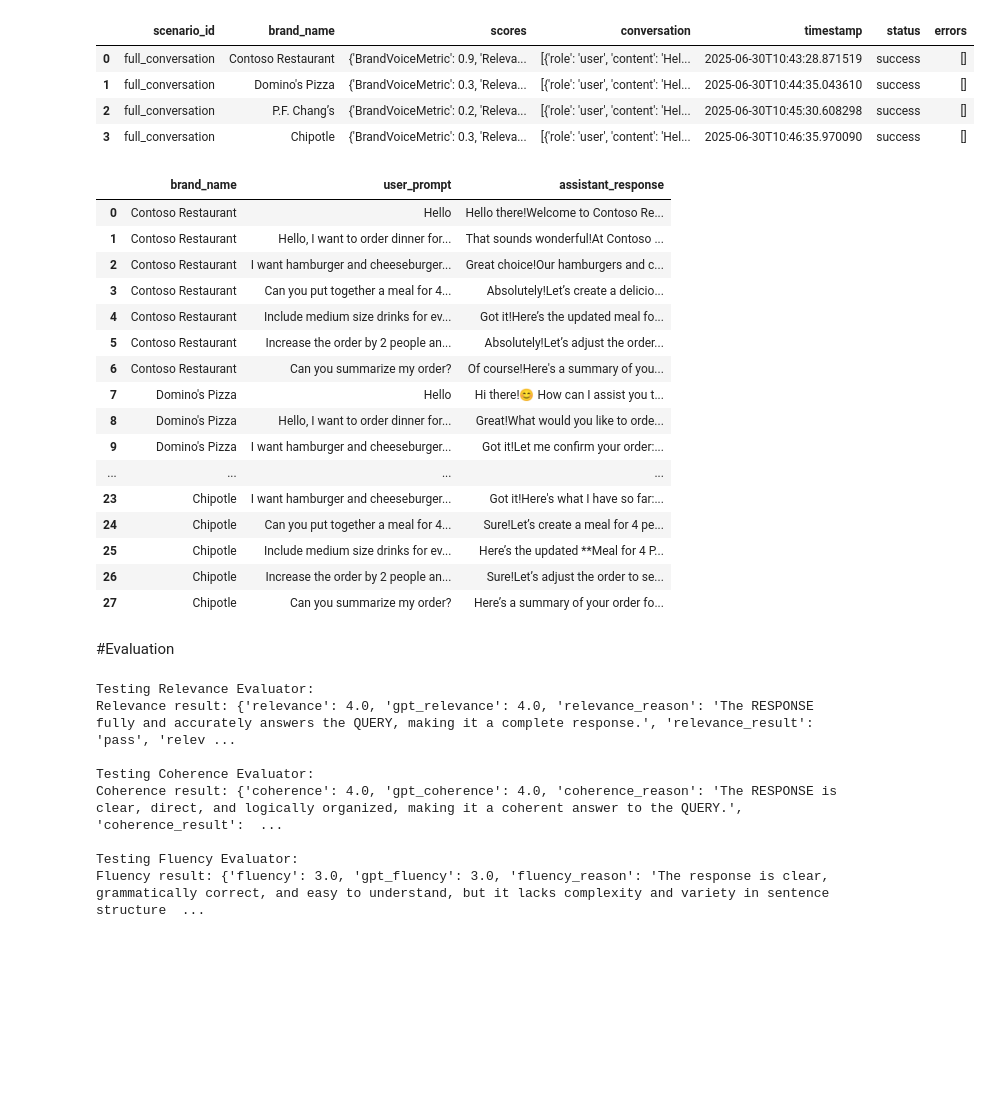
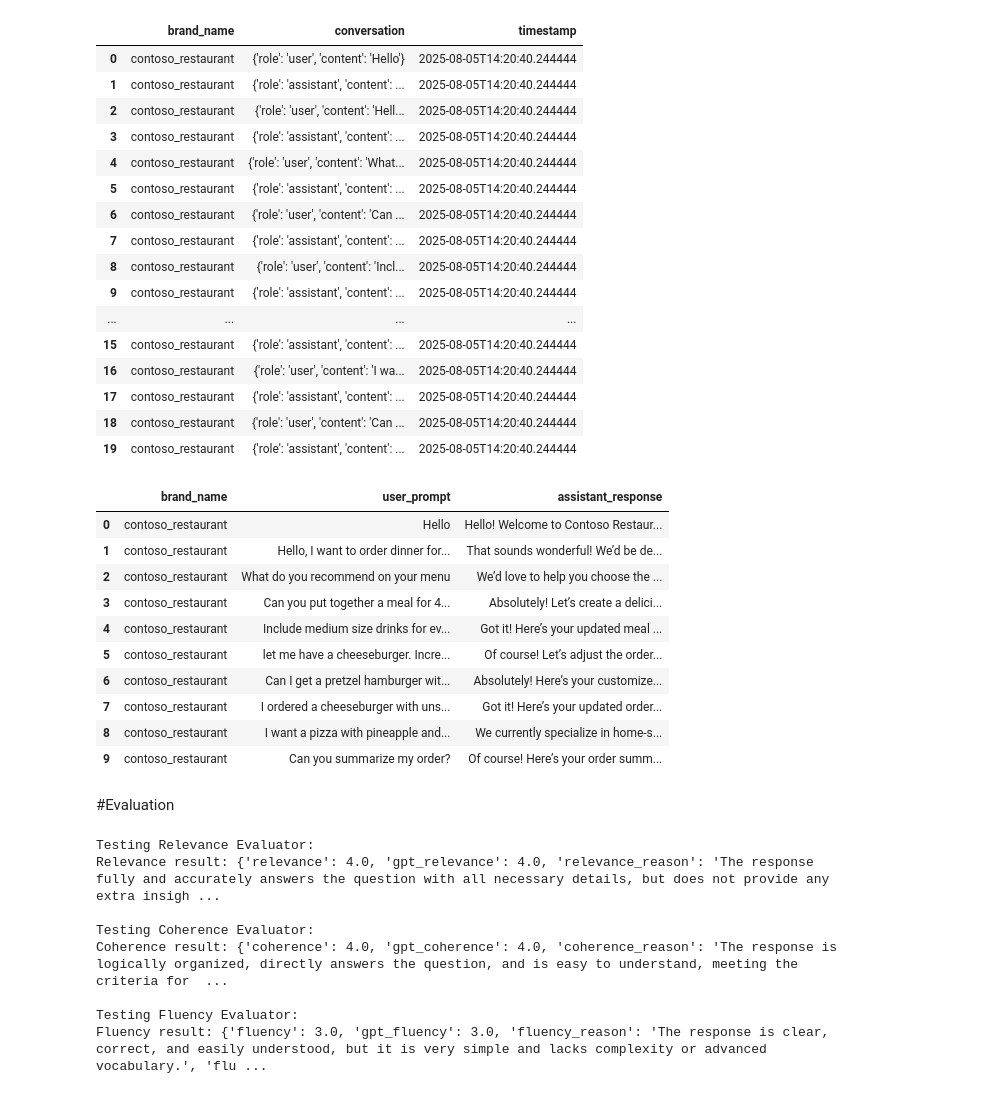
Before and after one commit to toluale/Ordering-ChatBot, a Jupyter notebook: evaluation_results/conversation_eval.ipynb, the cells around one changed output. Saved outputs shown, nothing was run; the diff lists cells and outputs as text; code cells hidden in the pictures; blank space fills up the shorter version.

Commit message:
Fixed the bug with conversation style

```diff
--- a/evaluation_results/conversation_eval.ipynb
+++ b/evaluation_results/conversation_eval.ipynb
@@ -1,17 +1,29 @@
 # %%
 import pandas as pd
 import json
 
-file_path = 'C:/Users/t-toluale/.vscode/Ordering_ChatBot/evaluation_results/evaluation_metrics.json'
+file_path = 'C:/Users/t-toluale/.vscode/Ordering_ChatBot/evaluation_results/contoso_restaurant_conversation_20250805_142040.json'
 with open(file_path, 'r') as f:
     evaluation_results = json.load(f)
 
 df = pd.DataFrame(evaluation_results)
 df
 # %% [output]
-|  | scenario_id | brand_name | scores | conversation | timestamp | status | errors |
-| 0 | full_conversation | Contoso Restaurant | {'BrandVoiceMetric': 0.9, 'Releva... | [{'role': 'user', 'content': 'Hel... | 2025-06-30T10:43:28.871519 | success | [] |
-| 1 | full_conversation | Domino's Pizza | {'BrandVoiceMetric': 0.3, 'Releva... | [{'role': 'user', 'content': 'Hel... | 2025-06-30T10:44:35.043610 | success | [] |
-| 2 | full_conversation | P.F. Chang’s | {'BrandVoiceMetric': 0.2, 'Releva... | [{'role': 'user', 'content': 'Hel... | 2025-06-30T10:45:30.608298 | success | [] |
-| 3 | full_conversation | Chipotle | {'BrandVoiceMetric': 0.3, 'Releva... | [{'role': 'user', 'content': 'Hel... | 2025-06-30T10:46:35.970090 | success | [] |
+|  | brand_name | conversation | timestamp |
+| 0 | contoso_restaurant | {'role': 'user', 'content': 'Hello'} | 2025-08-05T14:20:40.244444 |
+| 1 | contoso_restaurant | {'role': 'assistant', 'content': ... | 2025-08-05T14:20:40.244444 |
+| 2 | contoso_restaurant | {'role': 'user', 'content': 'Hell... | 2025-08-05T14:20:40.244444 |
+| 3 | contoso_restaurant | {'role': 'assistant', 'content': ... | 2025-08-05T14:20:40.244444 |
+| 4 | contoso_restaurant | {'role': 'user', 'content': 'What... | 2025-08-05T14:20:40.244444 |
+| 5 | contoso_restaurant | {'role': 'assistant', 'content': ... | 2025-08-05T14:20:40.244444 |
+| 6 | contoso_restaurant | {'role': 'user', 'content': 'Can ... | 2025-08-05T14:20:40.244444 |
+| 7 | contoso_restaurant | {'role': 'assistant', 'content': ... | 2025-08-05T14:20:40.244444 |
+| 8 | contoso_restaurant | {'role': 'user', 'content': 'Incl... | 2025-08-05T14:20:40.244444 |
+| 9 | contoso_restaurant | {'role': 'assistant', 'content': ... | 2025-08-05T14:20:40.244444 |
+| ... | ... | ... | ... |
+| 15 | contoso_restaurant | {'role': 'assistant', 'content': ... | 2025-08-05T14:20:40.244444 |
+| 16 | contoso_restaurant | {'role': 'user', 'content': 'I wa... | 2025-08-05T14:20:40.244444 |
+| 17 | contoso_restaurant | {'role': 'assistant', 'content': ... | 2025-08-05T14:20:40.244444 |
+| 18 | contoso_restaurant | {'role': 'user', 'content': 'Can ... | 2025-08-05T14:20:40.244444 |
+| 19 | contoso_restaurant | {'role': 'assistant', 'content': ... | 2025-08-05T14:20:40.244444 |
 # %%
@@ -32,25 +46,19 @@ for brand_data in evaluation_results:
 # %%
 conversations_df = pd.DataFrame(conversations)
-conversations_df.to_csv('C:/Users/t-toluale/.vscode/Ordering_ChatBot/evaluation_results/conversations.csv', index=False)
+conversations_df.to_csv('C:/Users/t-toluale/.vscode/Ordering_ChatBot/evaluation_results/conversations_4o.csv', index=False)
 conversations_df
 # %% [output]
 |  | brand_name | user_prompt | assistant_response |
-| 0 | Contoso Restaurant | Hello | Hello there!Welcome to Contoso Re... |
-| 1 | Contoso Restaurant | Hello, I want to order dinner for... | That sounds wonderful!At Contoso ... |
-| 2 | Contoso Restaurant | I want hamburger and cheeseburger... | Great choice!Our hamburgers and c... |
-| 3 | Contoso Restaurant | Can you put together a meal for 4... | Absolutely!Let’s create a delicio... |
-| 4 | Contoso Restaurant | Include medium size drinks for ev... | Got it!Here’s the updated meal fo... |
-| 5 | Contoso Restaurant | Increase the order by 2 people an... | Absolutely!Let’s adjust the order... |
-| 6 | Contoso Restaurant | Can you summarize my order? | Of course!Here's a summary of you... |
-| 7 | Domino's Pizza | Hello | Hi there!😊 How can I assist you t... |
-| 8 | Domino's Pizza | Hello, I want to order dinner for... | Great!What would you like to orde... |
-| 9 | Domino's Pizza | I want hamburger and cheeseburger... | Got it!Let me confirm your order:... |
-| ... | ... | ... | ... |
-| 23 | Chipotle | I want hamburger and cheeseburger... | Got it!Here's what I have so far:... |
-| 24 | Chipotle | Can you put together a meal for 4... | Sure!Let’s create a meal for 4 pe... |
-| 25 | Chipotle | Include medium size drinks for ev... | Here’s the updated **Meal for 4 P... |
-| 26 | Chipotle | Increase the order by 2 people an... | Sure!Let’s adjust the order to se... |
-| 27 | Chipotle | Can you summarize my order? | Here’s a summary of your order fo... |
+| 0 | contoso_restaurant | Hello | Hello! Welcome to Contoso Restaur... |
+| 1 | contoso_restaurant | Hello, I want to order dinner for... | That sounds wonderful! We’d be de... |
+| 2 | contoso_restaurant | What do you recommend on your menu | We’d love to help you choose the ... |
+| 3 | contoso_restaurant | Can you put together a meal for 4... | Absolutely! Let’s create a delici... |
+| 4 | contoso_restaurant | Include medium size drinks for ev... | Got it! Here’s your updated meal ... |
+| 5 | contoso_restaurant | let me have a cheeseburger. Incre... | Of course! Let’s adjust the order... |
+| 6 | contoso_restaurant | Can I get a pretzel hamburger wit... | Absolutely! Here’s your customize... |
+| 7 | contoso_restaurant | I ordered a cheeseburger with uns... | Got it! Here’s your updated order... |
+| 8 | contoso_restaurant | I want a pizza with pineapple and... | We currently specialize in home-s... |
+| 9 | contoso_restaurant | Can you summarize my order? | Of course! Here’s your order summ... |
 # %%
 evaluations = []
 
@@ -117,13 +125,13 @@ fluency_result = fluency_eval(query=test_query, response=test_response)
 print(f"Fluency result: {fluency_result}")
 # %% [output]
 Testing Relevance Evaluator:
-Relevance result: {'relevance': 4.0, 'gpt_relevance': 4.0, 'relevance_reason': 'The RESPONSE fully and accurately answers the QUERY, making it a complete response.', 'relevance_result': 'pass', 'relev ...
+Relevance result: {'relevance': 4.0, 'gpt_relevance': 4.0, 'relevance_reason': 'The response fully and accurately answers the question with all necessary details, but does not provide any extra insigh ...
 
 Testing Coherence Evaluator:
-Coherence result: {'coherence': 4.0, 'gpt_coherence': 4.0, 'coherence_reason': 'The RESPONSE is clear, direct, and logically organized, making it a coherent answer to the QUERY.', 'coherence_result':  ...
+Coherence result: {'coherence': 4.0, 'gpt_coherence': 4.0, 'coherence_reason': 'The response is logically organized, directly answers the question, and is easy to understand, meeting the criteria for  ...
 
 Testing Fluency Evaluator:
-Fluency result: {'fluency': 3.0, 'gpt_fluency': 3.0, 'fluency_reason': 'The response is clear, grammatically correct, and easy to understand, but it lacks complexity and variety in sentence structure  ...
+Fluency result: {'fluency': 3.0, 'gpt_fluency': 3.0, 'fluency_reason': 'The response is clear, correct, and easily understood, but it is very simple and lacks complexity or advanced vocabulary.', 'flu ...
 # %%
 import pandas as pd
 file_path = 'C:/Users/t-toluale/.vscode/Ordering_ChatBot/evaluation_results/evaluation_4'
```
Also changed, not shown: parts of 3 cells of this notebook, 49 other files.
